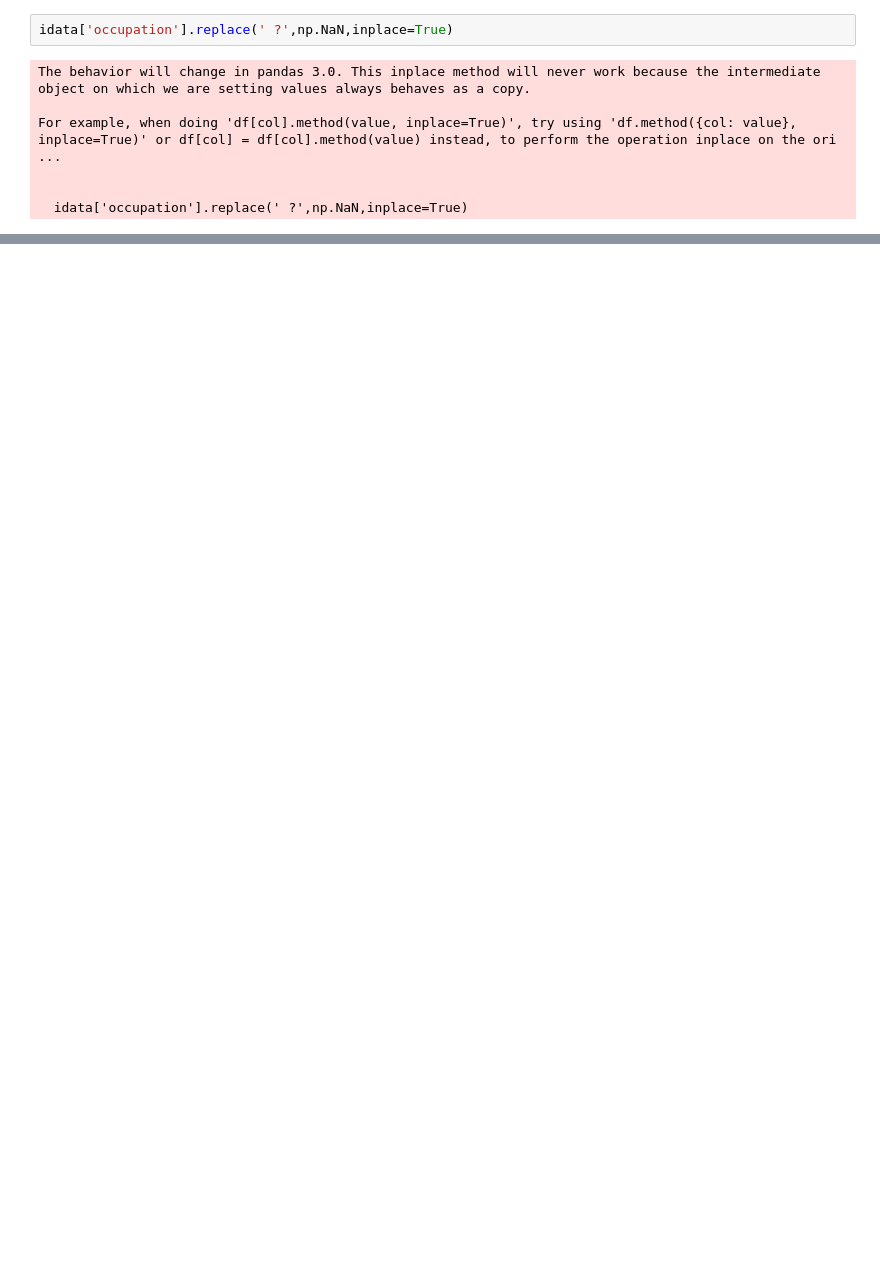
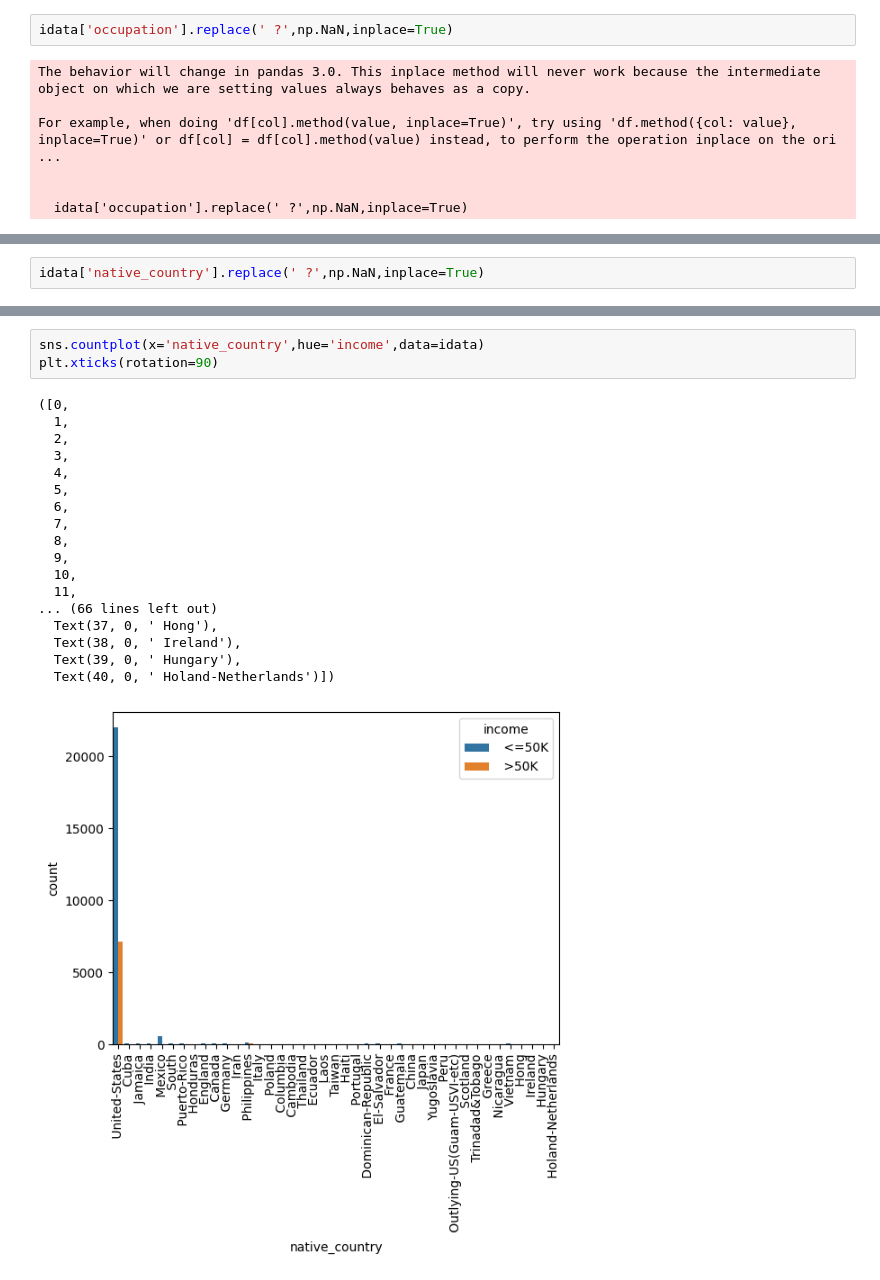
Before and after one commit to mimi428/Income-classification, a Jupyter notebook: incomeclass.ipynb, the cells around one changed output, grey strips where cells are left out. Cells and saved outputs as stored; diff of their text form; blank space fills up the shorter version.

```diff
--- a/incomeclass.ipynb
+++ b/incomeclass.ipynb
@@ -357,0 +403,2 @@ idata['occupation'].value_counts().plot.bar()
+# %%
+idata['native_country'].replace(' ?',np.NaN,inplace=True)
@@ -357,0 +432,22 @@ idata['occupation'].value_counts().plot.bar()
+# %%
+sns.countplot(x='native_country',hue='income',data=idata)
+plt.xticks(rotation=90)
+# %% [output]
+([0,
+  1,
+  2,
+  3,
+  4,
+  5,
+  6,
+  7,
+  8,
+  9,
+  10,
+  11,
+... (66 lines left out)
+  Text(37, 0, ' Hong'),
+  Text(38, 0, ' Ireland'),
+  Text(39, 0, ' Hungary'),
+  Text(40, 0, ' Holand-Netherlands')])
+[figure, added]
```
Also changed, not shown: parts of 26 cells of this notebook.
